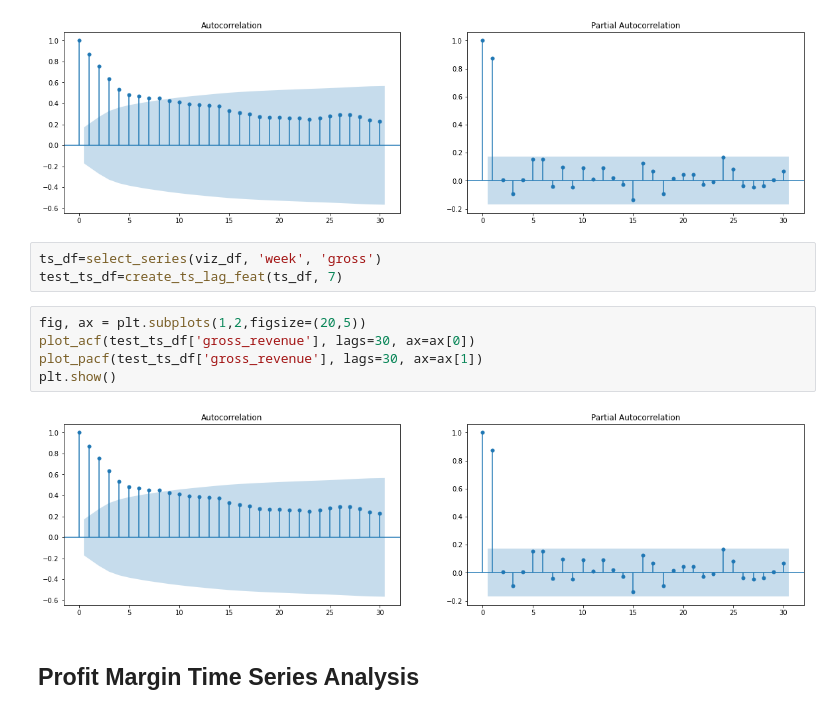
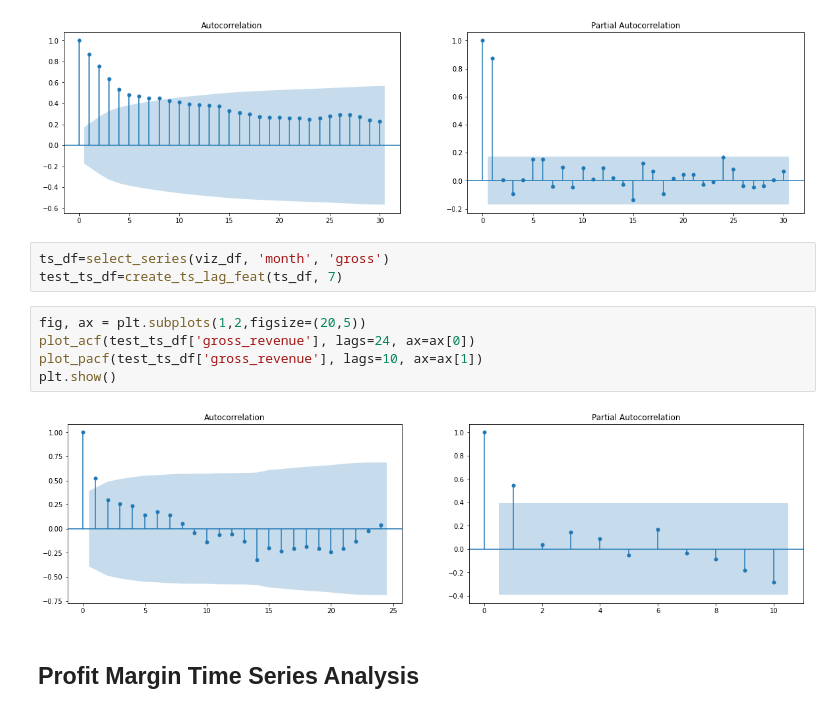
Before and after one commit to derrick-w/top4sport-sales-prediction, a Jupyter notebook: top4sport-EDA.ipynb, the cells around one changed output. Saved outputs shown, nothing was run; the diff lists cells and outputs as text.

Commit message:
Fixes for timeseries pattern analysis and graphs

```diff
--- a/top4sport-EDA.ipynb
+++ b/top4sport-EDA.ipynb
@@ -646,15 +646,15 @@ plt.show()
 # %% [output]
 [figure]
 # %%
-ts_df=select_series(viz_df, 'week', 'gross')
+ts_df=select_series(viz_df, 'month', 'gross')
 test_ts_df=create_ts_lag_feat(ts_df, 7)
 # %%
 fig, ax = plt.subplots(1,2,figsize=(20,5))
-plot_acf(test_ts_df['gross_revenue'], lags=30, ax=ax[0])
-plot_pacf(test_ts_df['gross_revenue'], lags=30, ax=ax[1])
+plot_acf(test_ts_df['gross_revenue'], lags=24, ax=ax[0])
+plot_pacf(test_ts_df['gross_revenue'], lags=10, ax=ax[1])
 plt.show()
 # %% [output]
-[figure, old version]
+[figure, new version]
 # %% [markdown]
 ## Profit Margin Time Series Analysis
 # %%
```
Also changed, not shown: parts of 3 cells of this notebook.
